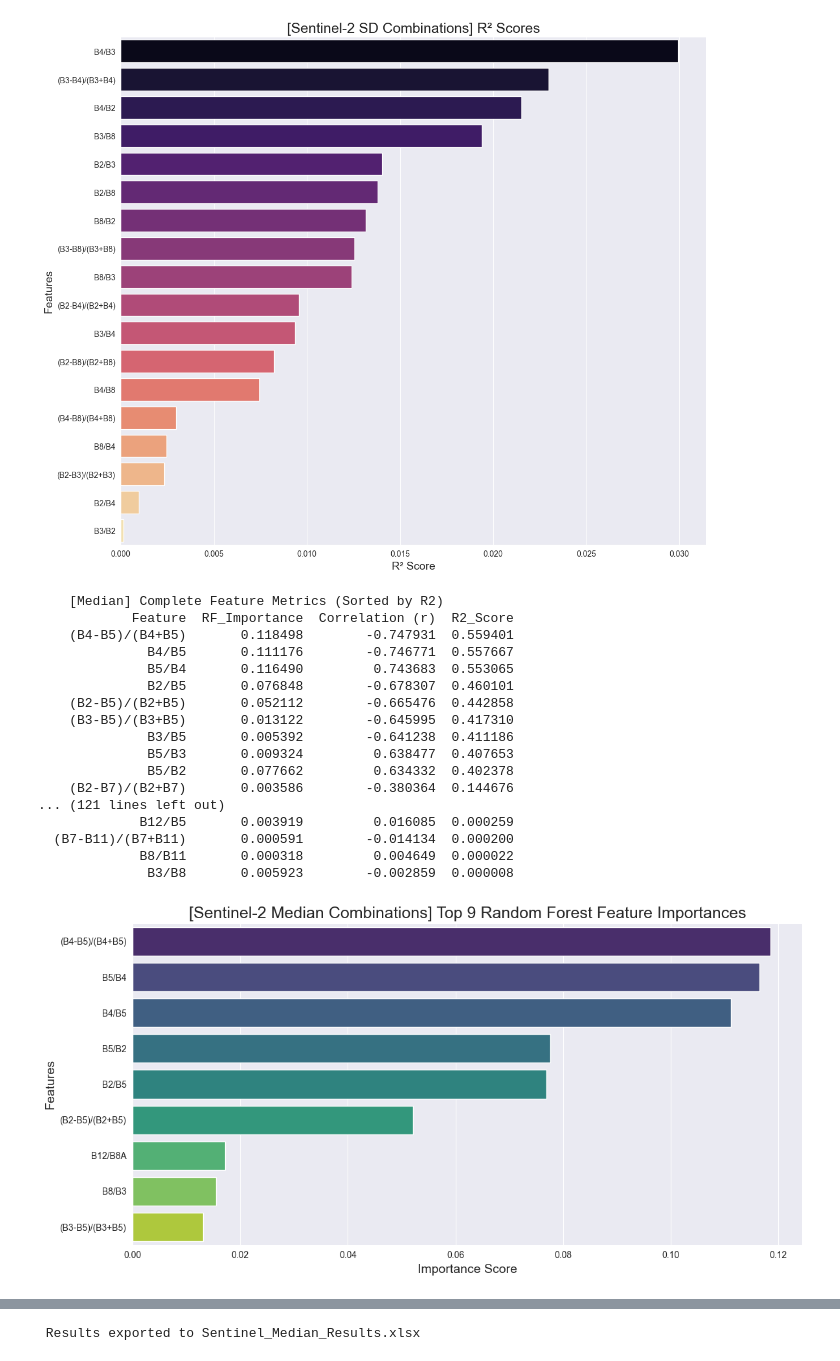
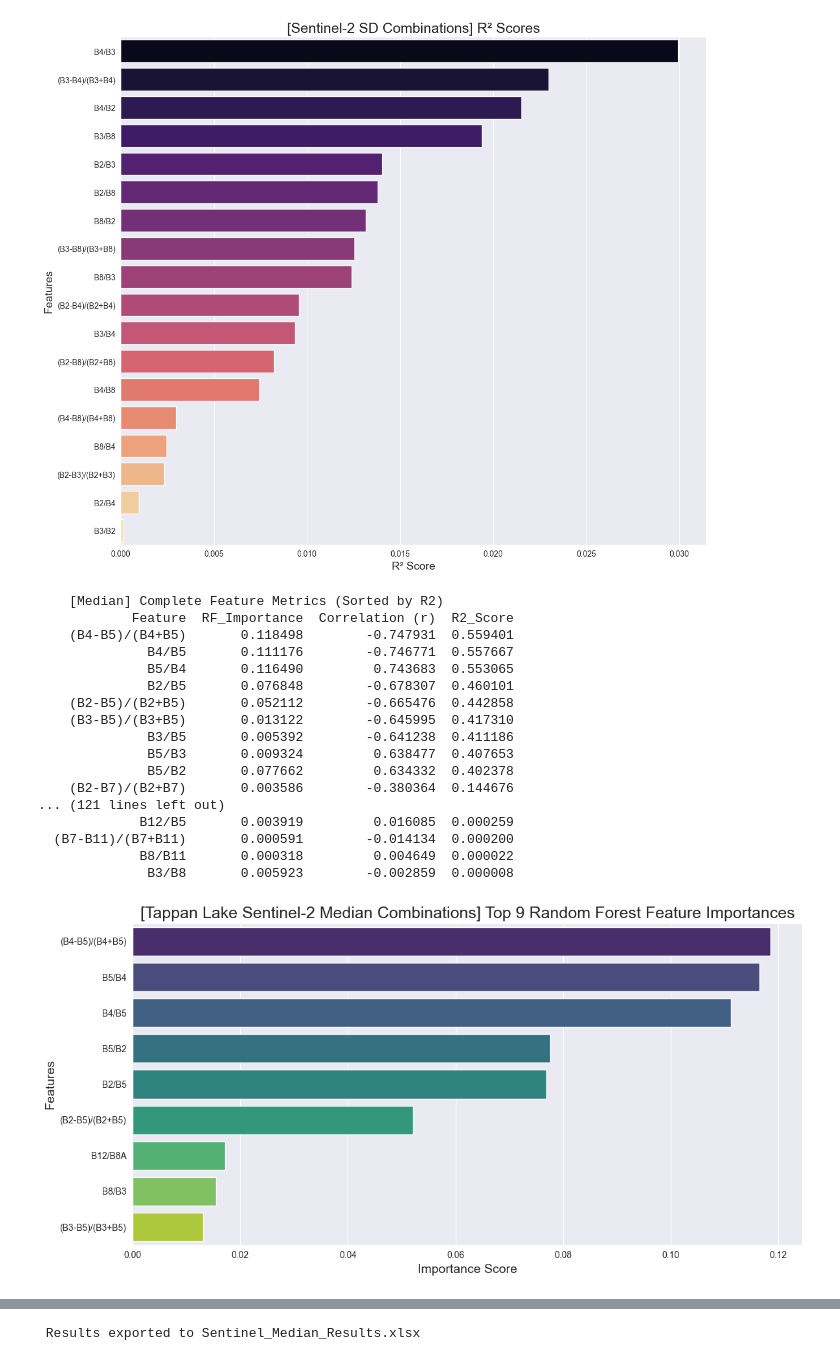
Before and after one commit to anup-adhikari10/chlorophyll_data_evaluation, a Jupyter notebook: S2_updated_task.ipynb, the cells around one changed output, grey strips where cells are left out. Cells and saved outputs as stored; diff of their text form; code cells hidden in the pictures.

```diff
--- a/S2_updated_task.ipynb
+++ b/S2_updated_task.ipynb
@@ -340,7 +340,7 @@ print("\n")
 plt.figure(figsize=(12, 6))
 rf_sorted = results_df.sort_values(by='RF_Importance', ascending=False).head(9) # Top 9 limit applied here
 sns.barplot(x='RF_Importance', y='Feature', data=rf_sorted, palette='viridis', hue='Feature', legend=False)
-plt.title('[Sentinel-2 Median Combinations] Top 9 Random Forest Feature Importances', fontsize=18)
+plt.title('[Tappan Lake Sentinel-2 Median Combinations] Top 9 Random Forest Feature Importances', fontsize=18)
 plt.xlabel('Importance Score', fontsize=14)
 plt.ylabel('Features', fontsize=14)
 plt.tight_layout()
@@ -360,33 +360,33 @@ plt.show()
 
 plt.figure(figsize=(14, 22))
 r2_sorted = results_df.sort_values(by='R2_Score', ascending=False)
 sns.barplot(x='R2_Score', y='Feature', data=r2_sorted, palette='magma', hue='Feature', legend=False)
-plt.title('[Sentinel-2 Median Combinations] R² Scores', fontsize=18)
+plt.title('[Tappan Lake Sentinel-2 Median Combinations] R² Scores', fontsize=18)
 plt.xlabel('R² Score', fontsize=14)
 plt.ylabel('Features', fontsize=14)
 plt.tight_layout()
 plt.show()
 
 # --- 5. Export ---
 results_df.to_excel("Sentinel_Median_Results.xlsx", index=False)
 print(" Results exported to Sentinel_Median_Results.xlsx")
 # %% [output]
     [Median] Complete Feature Metrics (Sorted by R2)
             Feature  RF_Importance  Correlation (r)  R2_Score
     (B4-B5)/(B4+B5)       0.118498        -0.747931  0.559401
               B4/B5       0.111176        -0.746771  0.557667
               B5/B4       0.116490         0.743683  0.553065
               B2/B5       0.076848        -0.678307  0.460101
     (B2-B5)/(B2+B5)       0.052112        -0.665476  0.442858
     (B3-B5)/(B3+B5)       0.013122        -0.645995  0.417310
               B3/B5       0.005392        -0.641238  0.411186
               B5/B3       0.009324         0.638477  0.407653
               B5/B2       0.077662         0.634332  0.402378
     (B2-B7)/(B2+B7)       0.003586        -0.380364  0.144676
 ... (121 lines left out)
              B12/B5       0.003919         0.016085  0.000259
   (B7-B11)/(B7+B11)       0.000591        -0.014134  0.000200
              B8/B11       0.000318         0.004649  0.000022
               B3/B8       0.005923        -0.002859  0.000008
-[figure, old version]
+[figure, new version]
 [figure]
```
Also changed, not shown: parts of 1 cell of this notebook, 3 other files.
